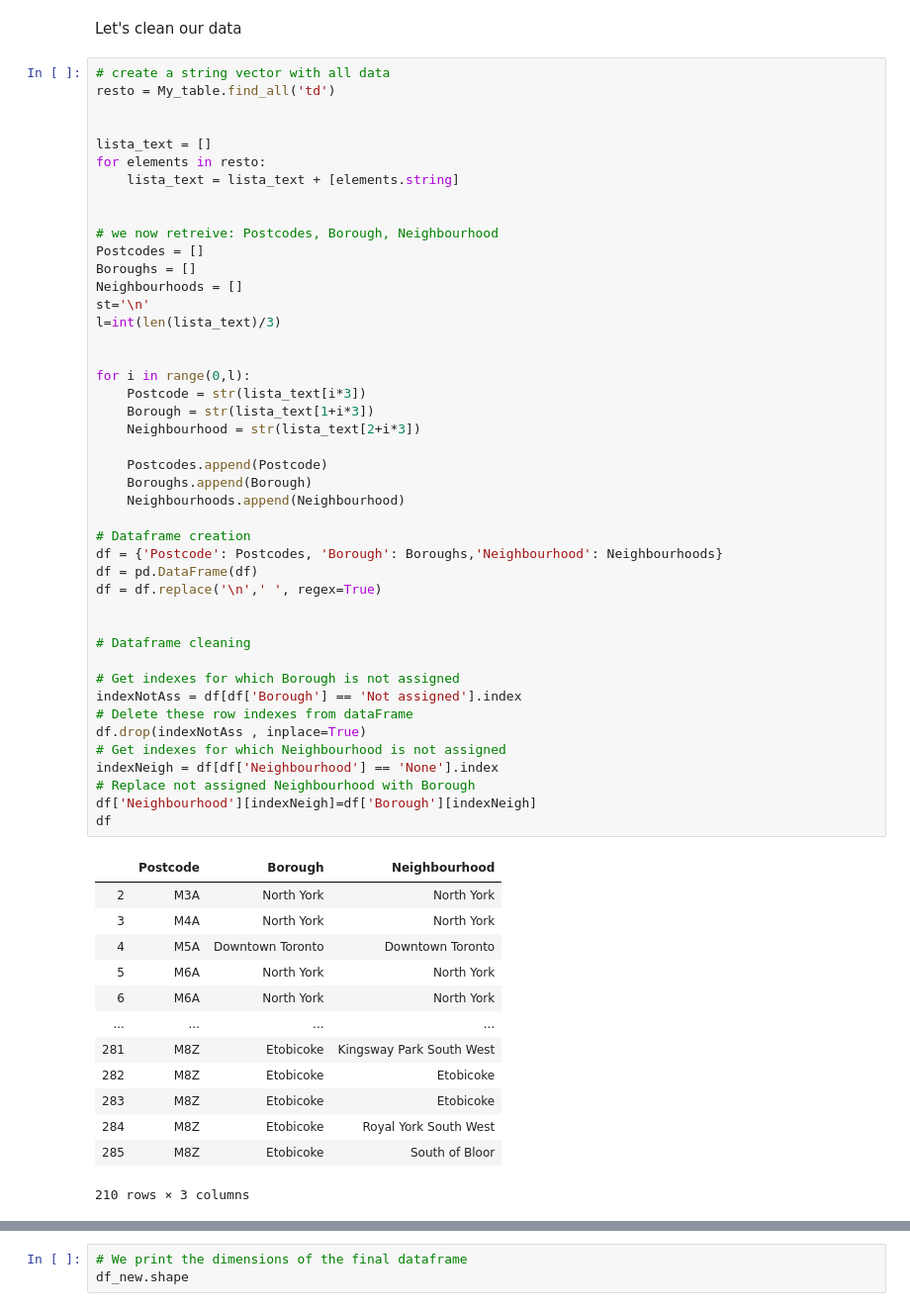
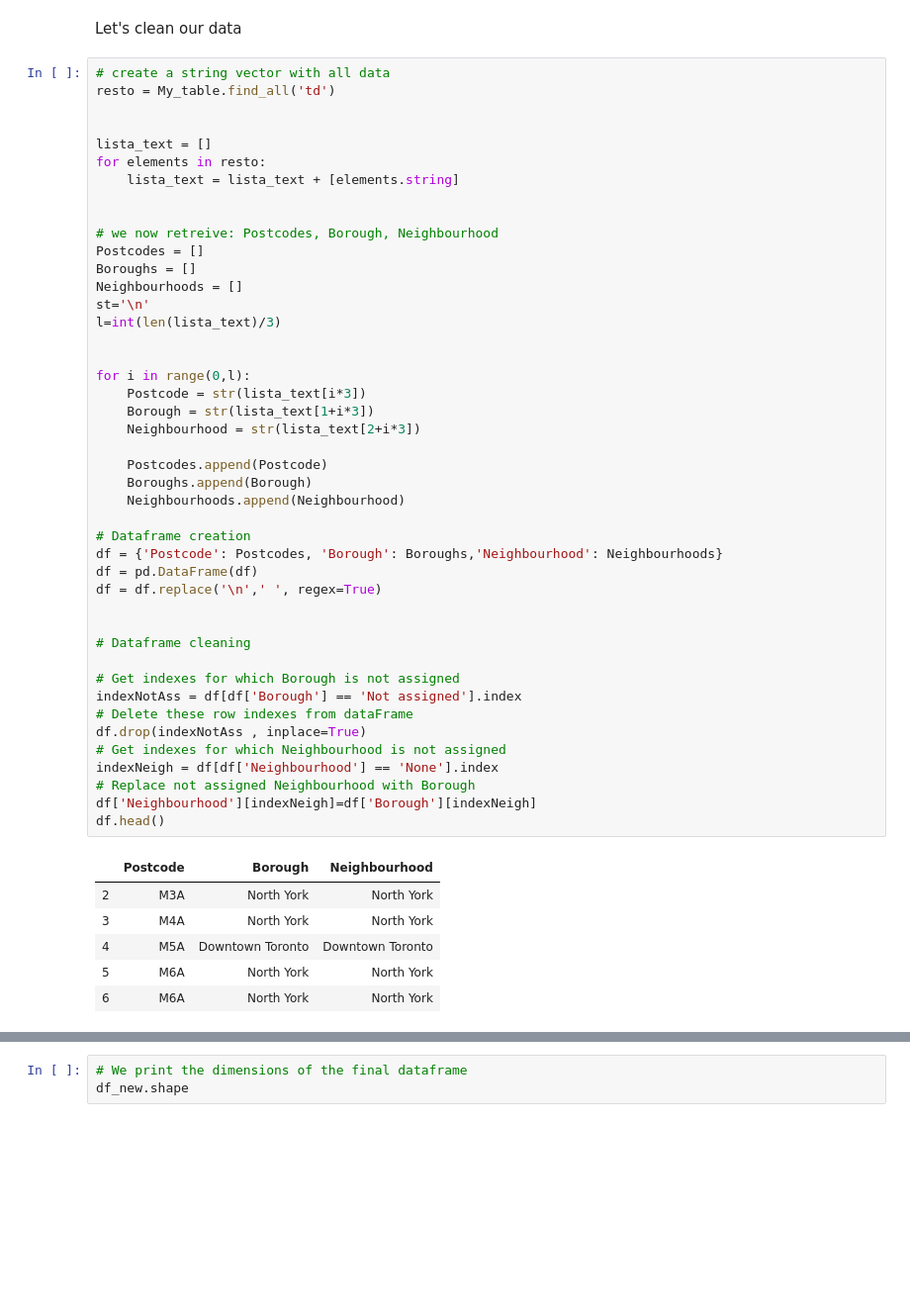
Before and after one commit to SimoneDeGasperis/IBM_project_week3, a Jupyter notebook: Project_week3.ipynb, the cells around one changed output, grey strips where cells are left out. Shown: that part at 99% size. Drawn from its saved outputs; the diff is of its cells as text; blank space fills up the shorter version.

```diff
--- a/Project_week3.ipynb
+++ b/Project_week3.ipynb
@@ -75,41 +57,34 @@ for i in range(0,l):
     Borough = str(lista_text[1+i*3])
     Neighbourhood = str(lista_text[2+i*3])
 
     Postcodes.append(Postcode)
     Boroughs.append(Borough)
     Neighbourhoods.append(Neighbourhood)
 
 # Dataframe creation
 df = {'Postcode': Postcodes, 'Borough': Boroughs,'Neighbourhood': Neighbourhoods}
 df = pd.DataFrame(df)
 df = df.replace('\n',' ', regex=True)
 
 
 # Dataframe cleaning
 
 # Get indexes for which Borough is not assigned
 indexNotAss = df[df['Borough'] == 'Not assigned'].index
 # Delete these row indexes from dataFrame
 df.drop(indexNotAss , inplace=True)
 # Get indexes for which Neighbourhood is not assigned
 indexNeigh = df[df['Neighbourhood'] == 'None'].index
 # Replace not assigned Neighbourhood with Borough
 df['Neighbourhood'][indexNeigh]=df['Borough'][indexNeigh]
-df
+df.head()
 # %% [output]
 |  | Postcode | Borough | Neighbourhood |
 | 2 | M3A | North York | North York |
 | 3 | M4A | North York | North York |
 | 4 | M5A | Downtown Toronto | Downtown Toronto |
 | 5 | M6A | North York | North York |
 | 6 | M6A | North York | North York |
-| ... | ... | ... | ... |
-| 281 | M8Z | Etobicoke | Kingsway Park South West |
-| 282 | M8Z | Etobicoke | Etobicoke |
-| 283 | M8Z | Etobicoke | Etobicoke |
-| 284 | M8Z | Etobicoke | Royal York South West |
-| 285 | M8Z | Etobicoke | South of Bloor |
-210 rows × 3 columns
 # %%
 # More than one neighborhood can exist in one postal code area, these rows will be combined into
 # one row with the neighborhoods separated by a comma
```
Also changed, not shown: parts of 10 cells of this notebook.
